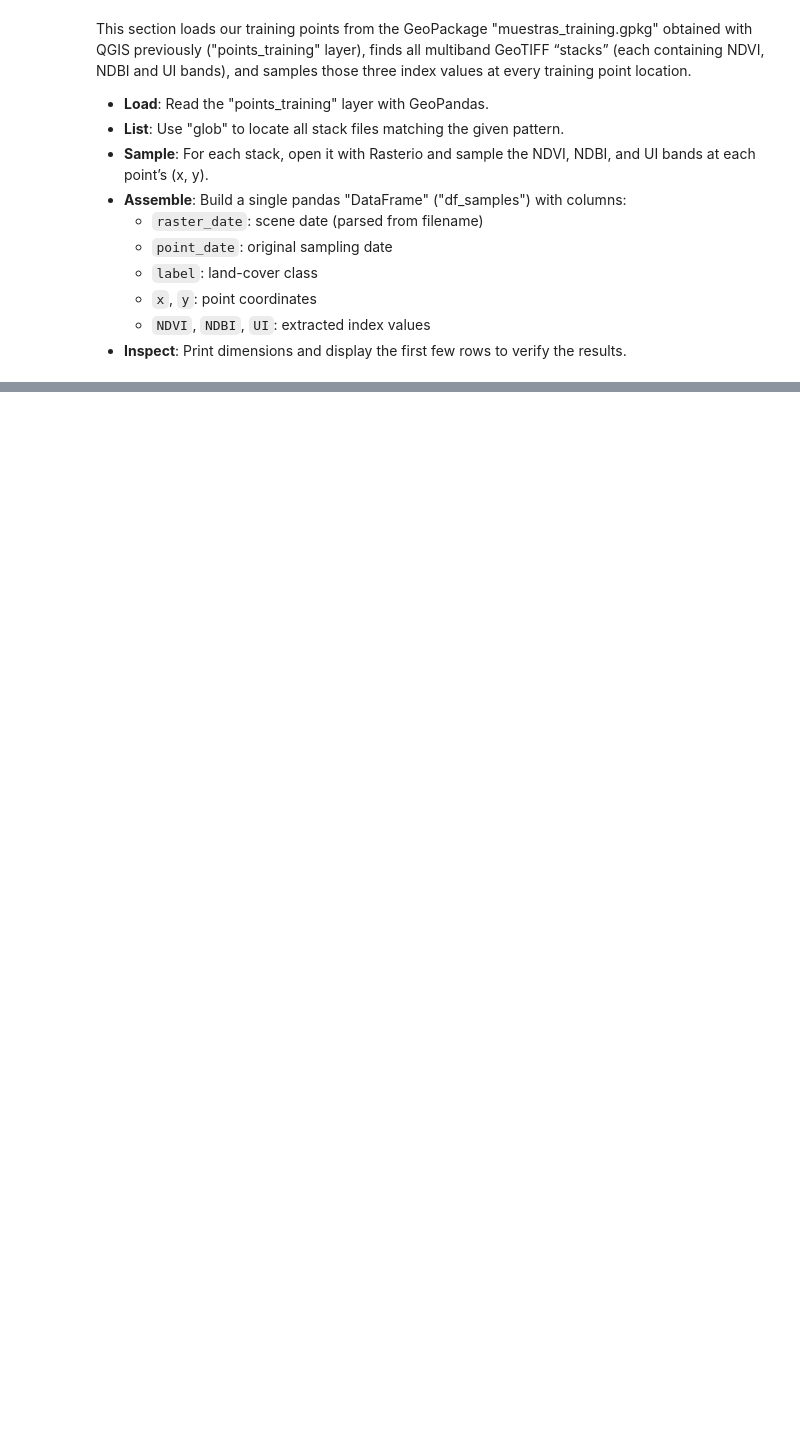
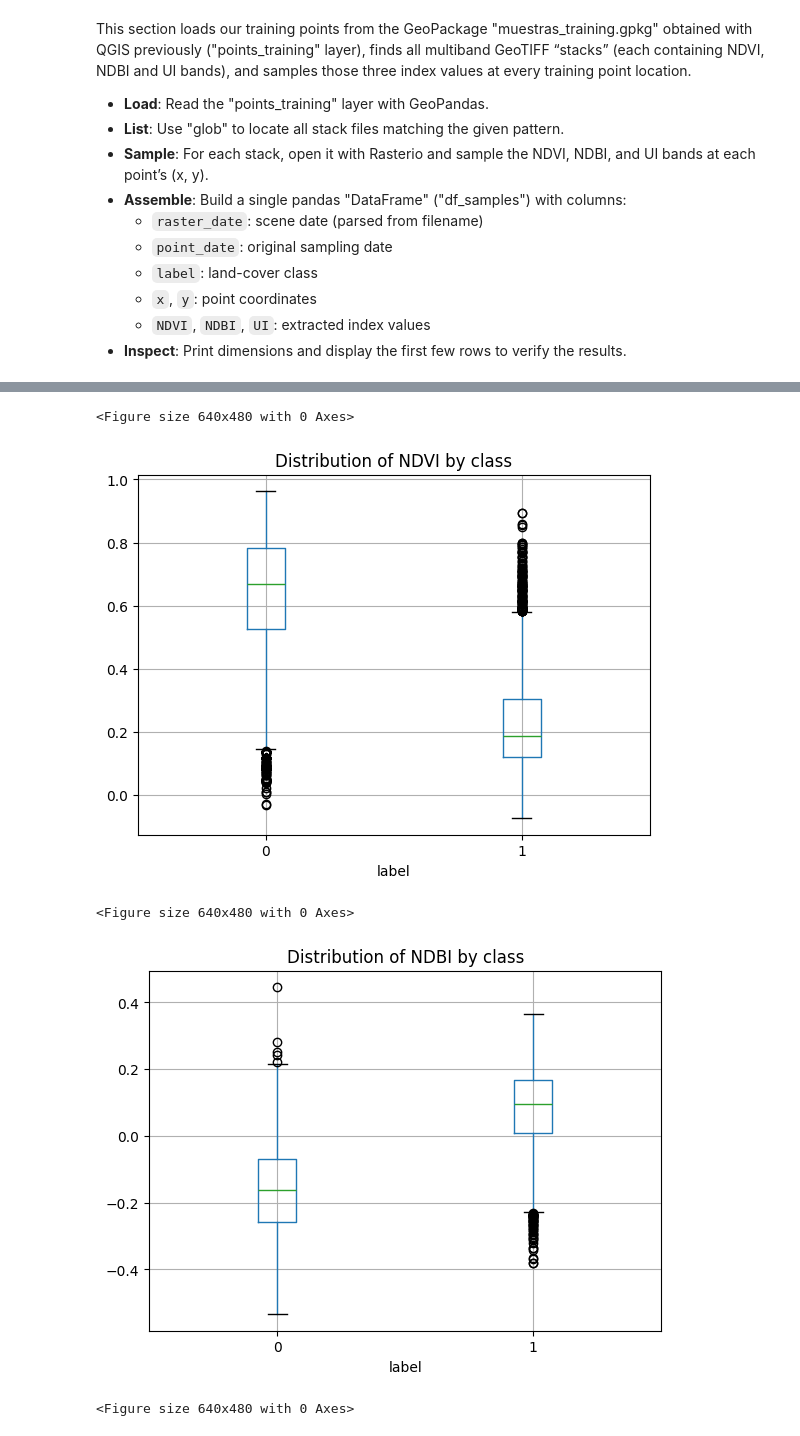
Before and after one commit to prm2419/Evaluacion_de_la_expansion_de_la_huella_urbana_en_La_Ceja_utilizando_aprendizaje_supervisado_y_teled, a Jupyter notebook: Code.ipynb, the cells around one changed output, grey strips where cells are left out. Cells and saved outputs as stored; diff of their text form; code cells hidden in the pictures; blank space fills up the shorter version.

```diff
--- a/Code.ipynb
+++ b/Code.ipynb
@@ -139,0 +155,16 @@ Columnas: ['raster_date', 'point_date', 'label', 'x', 'y', 'NDVI', 'NDBI', 'UI']
+# %%
+# 1) Normalize date formats
+# Convert 'raster_date' to datetime, removing '_stack3' suffix
+df_samples['raster_date'] = pd.to_datetime(
+    df_samples['raster_date'].str.replace('_stack3',''),
+    format='%Y-%m-%d'
+)
+df_samples['point_date']   = pd.to_datetime(df_samples['point_date'])
+
+# 2) Filter samples with matching dates
+# This will keep only the rows where 'raster_date' matches 'point_date'
+df_matched = df_samples[
+    df_samples['raster_date'] == df_samples['point_date']
+].copy()
+
+print("Records with matching date:", df_matched.shape)
@@ -139,0 +173,3 @@ Columnas: ['raster_date', 'point_date', 'label', 'x', 'y', 'NDVI', 'NDBI', 'UI']
+# %%
+print("Missing values per column:\n", df_matched.isna().sum())
+df_clean = df_matched.dropna(subset=['NDVI','NDBI','UI'])
@@ -139,0 +187,13 @@ Columnas: ['raster_date', 'point_date', 'label', 'x', 'y', 'NDVI', 'NDBI', 'UI']
+# %%
+for idx in ['NDVI','NDBI','UI']:
+    plt.figure()
+    df_clean.boxplot(column=idx, by='label')
+    plt.title(f'Distribution of {idx} by class')
+    plt.suptitle('')
+    plt.show()
+# %% [output]
+<Figure size 640x480 with 0 Axes>
+[figure, added]
+<Figure size 640x480 with 0 Axes>
+[figure, added]
+<Figure size 640x480 with 0 Axes>
```
Also changed, not shown: parts of 12 cells of this notebook.
